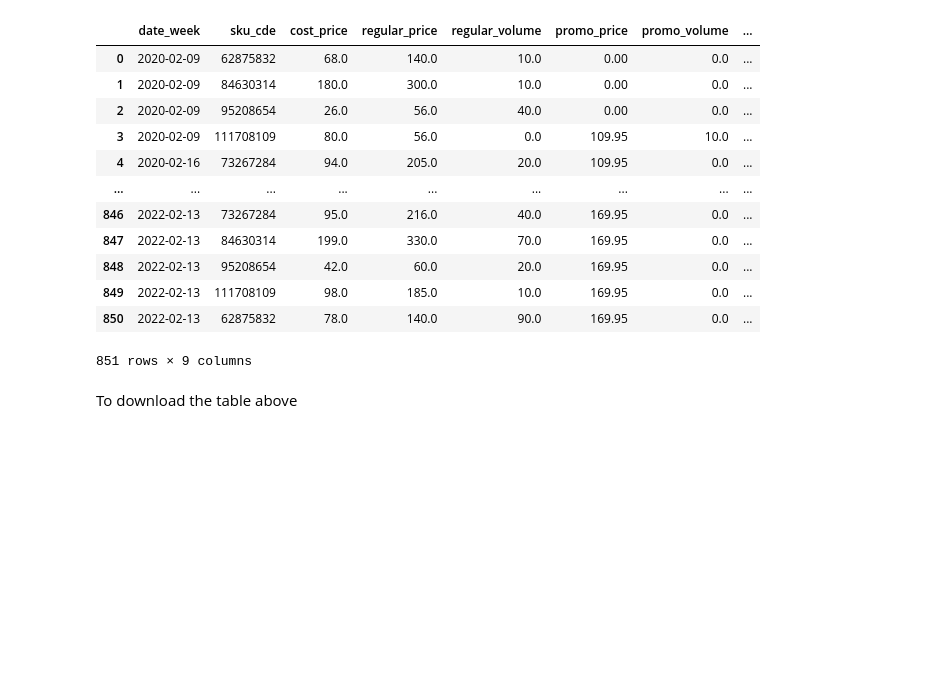
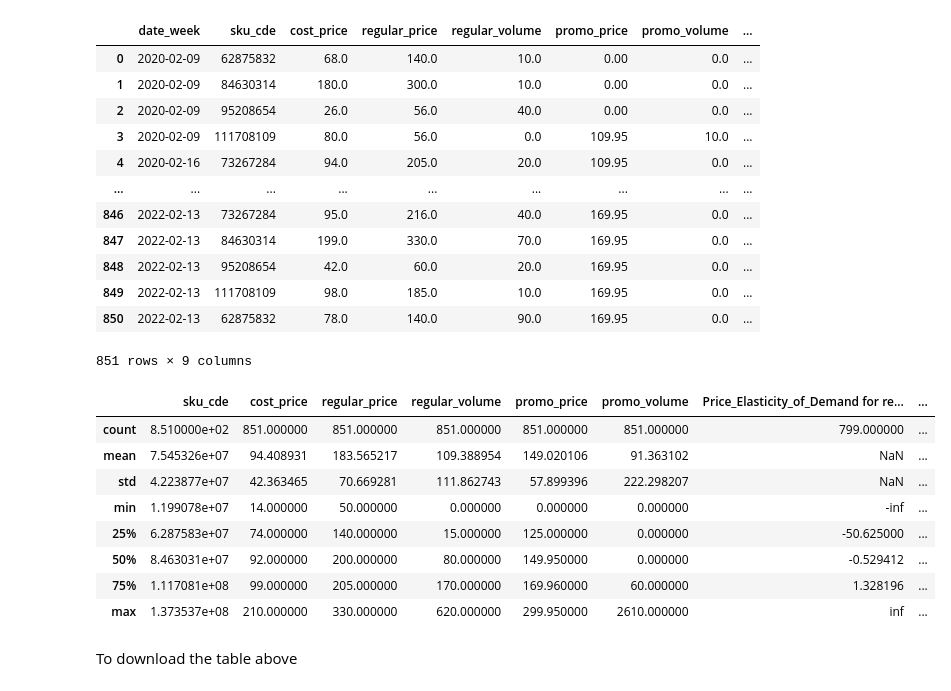
Before and after one commit to AyorindeTayo/Price-Elasticity-of-Deman-Prediction, a Jupyter notebook: Untitled64.ipynb, the cells around one changed output. Drawn from its saved outputs; the diff is of its cells as text; code cells hidden in the pictures; blank space fills up the shorter version.

```diff
--- a/Untitled64.ipynb
+++ b/Untitled64.ipynb
@@ -482,6 +482,18 @@ df_demand_schedule
 | 849 | 2022-02-13 | 111708109 | 98.0 | 185.0 | 10.0 | 169.95 | 0.0 | ... |
 | 850 | 2022-02-13 | 62875832 | 78.0 | 140.0 | 90.0 | 169.95 | 0.0 | ... |
 851 rows × 9 columns
+# %%
+df_demand_schedule.describe()
+# %% [output]
+|  | sku_cde | cost_price | regular_price | regular_volume | promo_price | promo_volume | Price_Elasticity_of_Demand for re... | ... |
+| count | 8.510000e+02 | 851.000000 | 851.000000 | 851.000000 | 851.000000 | 851.000000 | 799.000000 | ... |
+| mean | 7.545326e+07 | 94.408931 | 183.565217 | 109.388954 | 149.020106 | 91.363102 | NaN | ... |
+| std | 4.223877e+07 | 42.363465 | 70.669281 | 111.862743 | 57.899396 | 222.298207 | NaN | ... |
+| min | 1.199078e+07 | 14.000000 | 50.000000 | 0.000000 | 0.000000 | 0.000000 | -inf | ... |
+| 25% | 6.287583e+07 | 74.000000 | 140.000000 | 15.000000 | 125.000000 | 0.000000 | -50.625000 | ... |
+| 50% | 8.463031e+07 | 92.000000 | 200.000000 | 80.000000 | 149.950000 | 0.000000 | -0.529412 | ... |
+| 75% | 1.117081e+08 | 99.000000 | 205.000000 | 170.000000 | 169.960000 | 60.000000 | 1.328196 | ... |
+| max | 1.373537e+08 | 210.000000 | 330.000000 | 620.000000 | 299.950000 | 2610.000000 | inf | ... |
 # %% [markdown]
 To download the table above
 # %%
```
Also changed, not shown: parts of 13 cells of this notebook.
